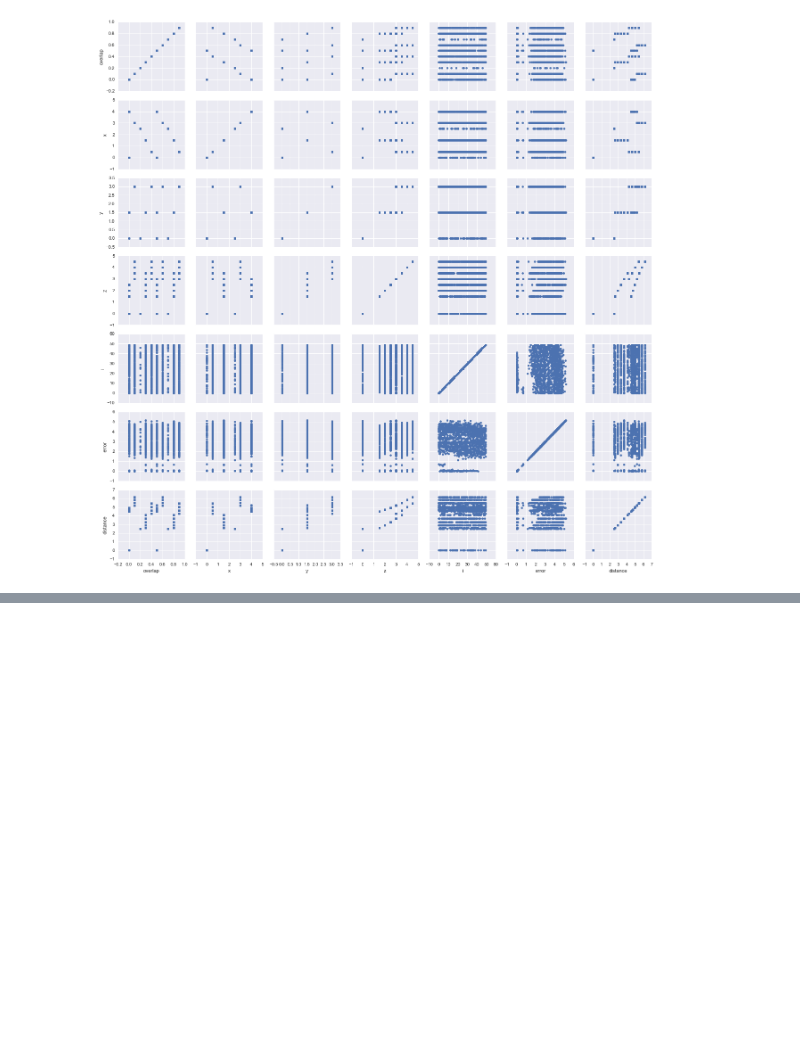
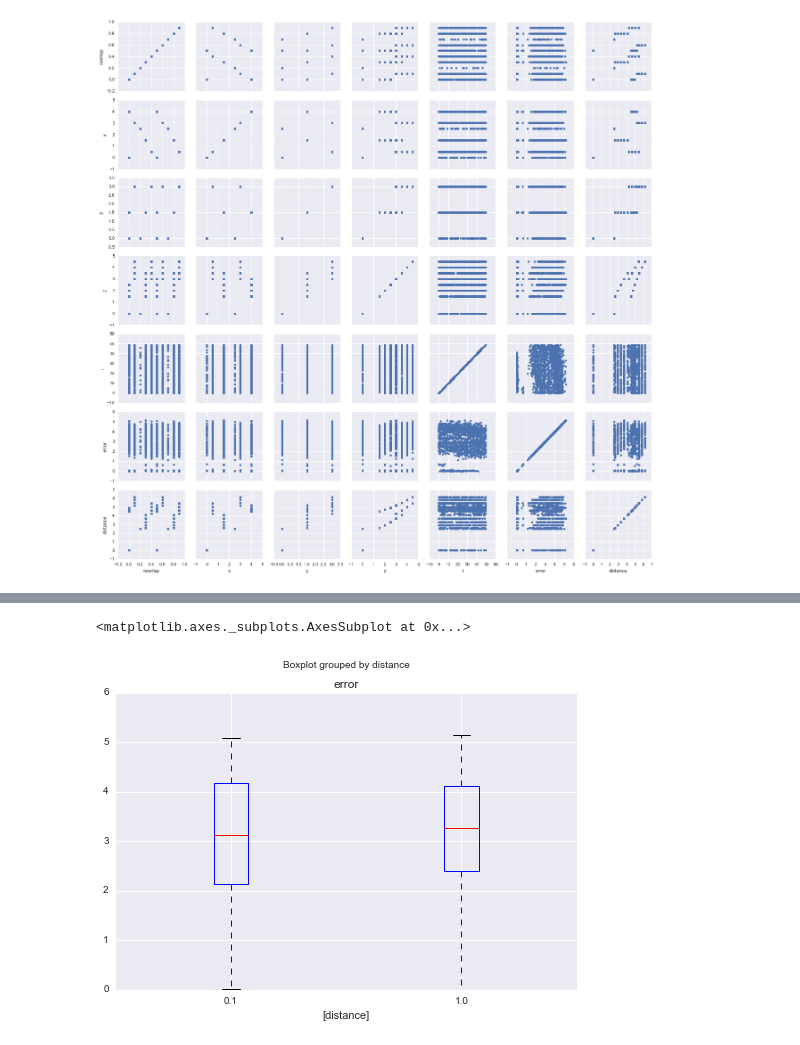
Before and after one commit to Aharobot/terrain_slam, a Jupyter notebook: scripts/AdjusterAnalysis.ipynb, the cells around one changed output, grey strips where cells are left out. Saved outputs shown, nothing was run; the diff lists cells and outputs as text; code cells hidden in the pictures; blank space fills up the shorter version.

```diff
--- a/scripts/AdjusterAnalysis.ipynb
+++ b/scripts/AdjusterAnalysis.ipynb
@@ -50,0 +53,30 @@ plt.scatter(data['distance'], data['error']);
+# %%
+l = []
+for index, row in data.iterrows():
+    d = row['distance']
+    if d < 0.1:
+        l.append(0.1)
+    elif d < 0.2:
+        l.append(0.2)
+    elif d < 0.3:
+        l.append(0.3)
+    elif d < 0.4:
+        l.append(0.4)
+    elif d < 0.5:
+        l.append(0.5)
+    elif d < 0.6:
+        l.append(0.6)
+    elif d < 0.7:
+        l.append(0.7)
+    elif d < 0.8:
+        l.append(0.8)
+    elif d < 0.9:
+        l.append(0.9)
+    elif d > 0.9:
+        l.append(1.0)
+s = pd.Series(l)
+d1 = pd.concat([data['error'], s], axis=1, keys=['error', 'distance'])
+d1.boxplot(by='distance')
+# %% [output]
+<matplotlib.axes._subplots.AxesSubplot at 0x...>
+[figure, added]
```
Also changed, not shown: parts of 4 cells of this notebook.
